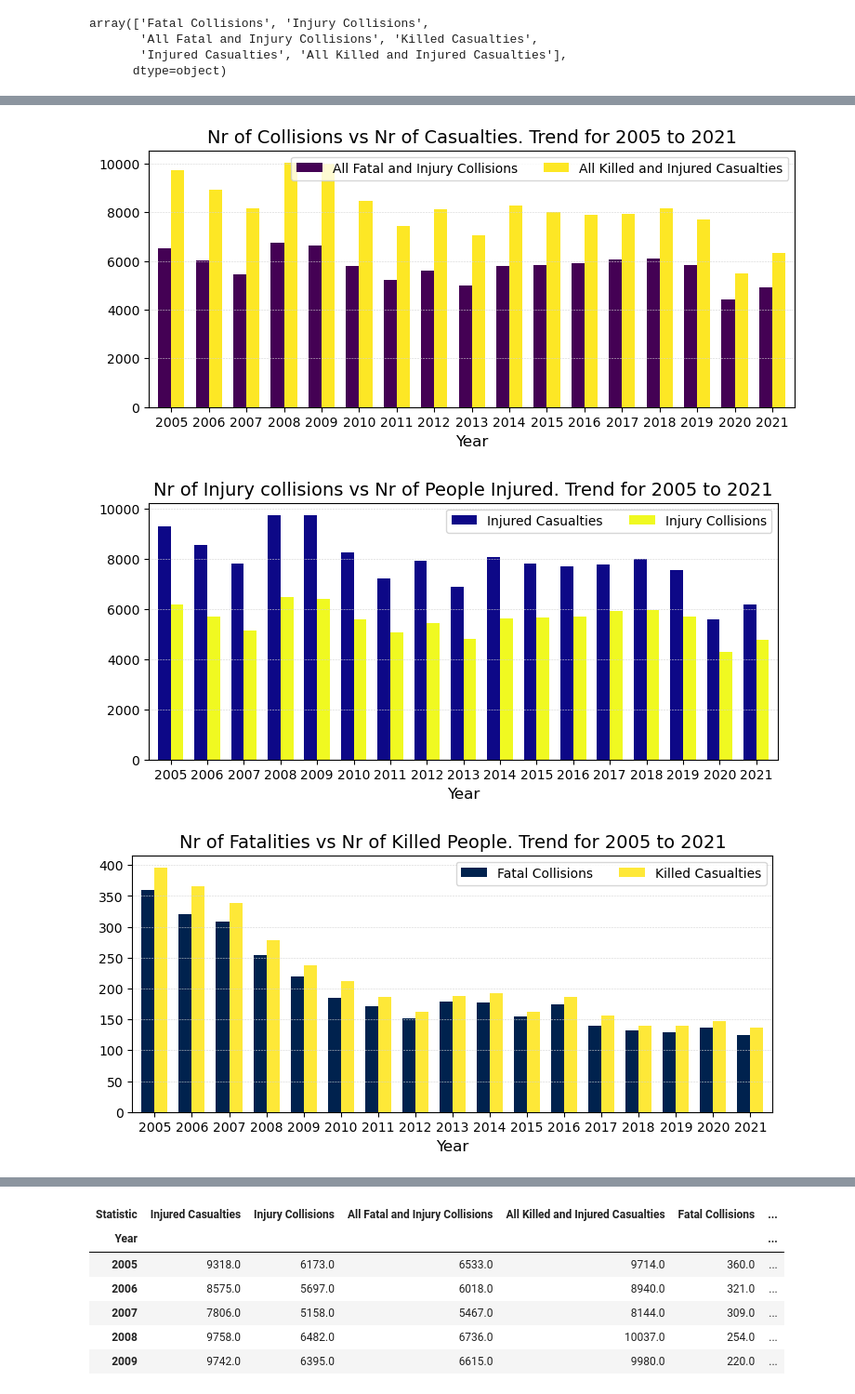
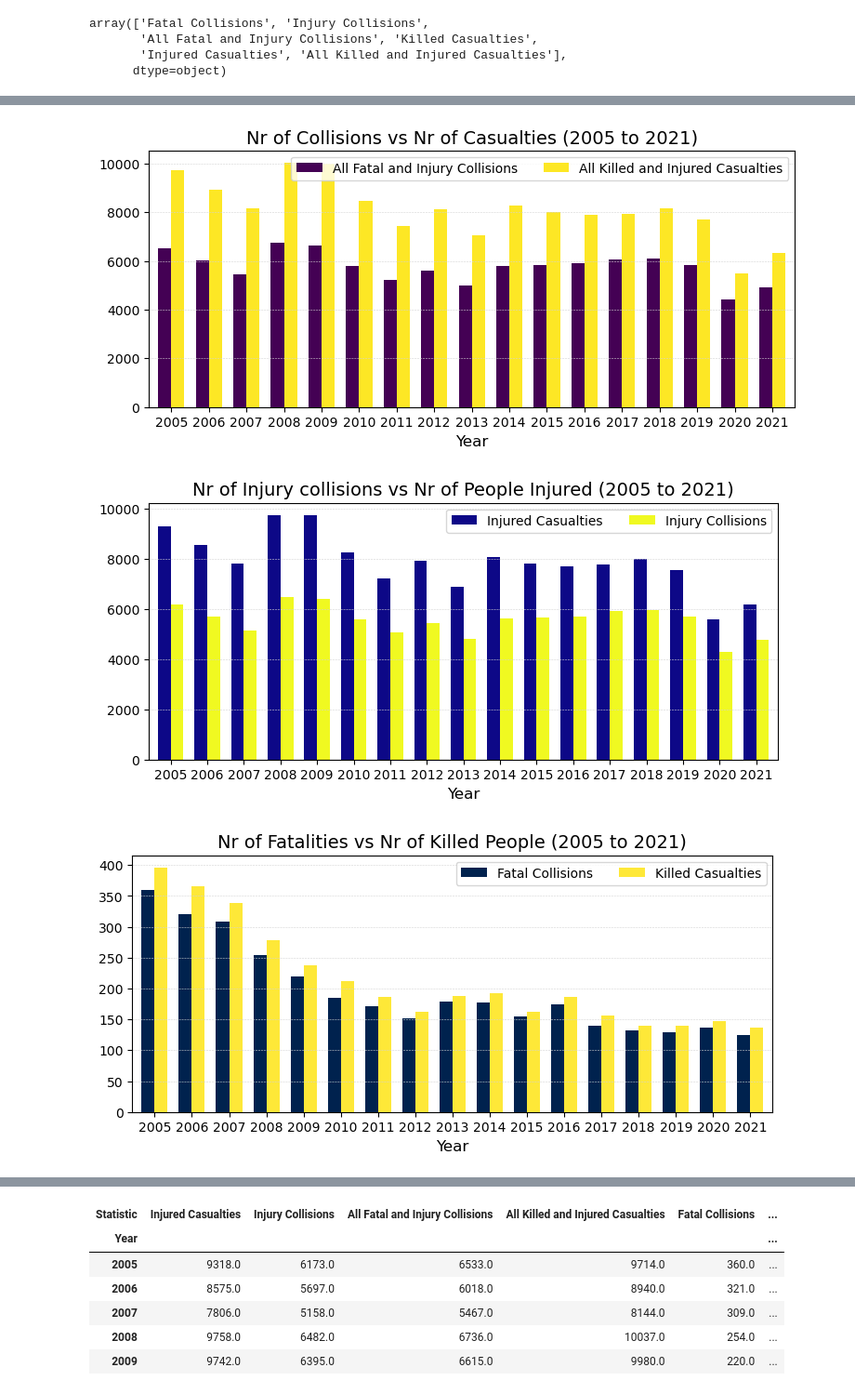
Before and after one commit to Natidhcp/CCT_MSc_DA_CA2, a Jupyter notebook: CA2.ipynb, the cells around one changed output, grey strips where cells are left out. Shown at 93% size. Cells and saved outputs as stored; diff of their text form; code cells hidden in the pictures.

```diff
--- a/CA2.ipynb
+++ b/CA2.ipynb
@@ -500,7 +585,7 @@ plt.figure()
 plt.subplot(3,3,1)
 ALL.plot(kind = 'bar', stacked = False, figsize = (22, 10), width=0.7, colormap = 'viridis', ax = plt.gca())
 
-plt.title('Nr of Collisions vs Nr of Casualties. Trend for 2005 to 2021', size = 14)
+plt.title('Nr of Collisions vs Nr of Casualties (2005 to 2021)', size = 14)
 plt.xlabel('Year', size = 12)
 plt.legend(loc='best', ncols=3)
 plt.xticks(rotation = 0)
@@ -513,38 +598,38 @@ plt.show()
 filtered_collisions = df_ie[df_ie['Statistic'].isin(Injury)]
 injury = filtered_collisions.groupby(['Year', 'Statistic'])['value'].sum().unstack()
 
 
 plt.subplot(3,3,3)
 injury.plot(kind = 'bar', stacked = False, figsize = (22, 10), width=0.7, colormap = 'plasma', ax = plt.gca())
 
-plt.title('Nr of Injury collisions vs Nr of People Injured. Trend for 2005 to 2021', size = 14)
+plt.title('Nr of Injury collisions vs Nr of People Injured (2005 to 2021)', size = 14)
 plt.xlabel('Year', size = 12)
 plt.legend(loc='best', ncols=3)
 plt.xticks(rotation = 0)
 plt.gca().yaxis.grid(True, color = 'lightgrey', linestyle = '--', linewidth = 0.4)
 plt.gca().xaxis.grid(False)
 plt.tight_layout()
 plt.show()
 
 filtered_collisions = df_ie[df_ie['Statistic'].isin(Killed)]
 killed = filtered_collisions.groupby(['Year', 'Statistic'])['value'].sum().unstack()
 
 
 plt.subplot(3,3,2)
 killed.plot(kind = 'bar', stacked = False, figsize = (22, 10), width=0.7, colormap = 'cividis', ax = plt.gca())
 
-plt.title('Nr of Fatalities vs Nr of Killed People. Trend for 2005 to 2021', size = 14)
+plt.title('Nr of Fatalities vs Nr of Killed People (2005 to 2021)', size = 14)
 plt.xlabel('Year', size = 12)
 plt.legend(loc='best', ncols=3)
 plt.xticks(rotation = 0)
 plt.gca().yaxis.grid(True, color = 'lightgrey', linestyle = '--', linewidth = 0.4)
 plt.gca().xaxis.grid(False)
 plt.tight_layout()
 plt.show()
 # %% [output]
-[figure, old version]
+[figure, new version]
-[figure, old version]
+[figure, new version]
-[figure, old version]
+[figure, new version]
 # %%
 rate = pd.merge(injury,ALL, on='Year', how='inner')
 rate = pd.merge(rate, killed, on='Year', how='inner')
```
Also changed, not shown: parts of 87 cells of this notebook.
